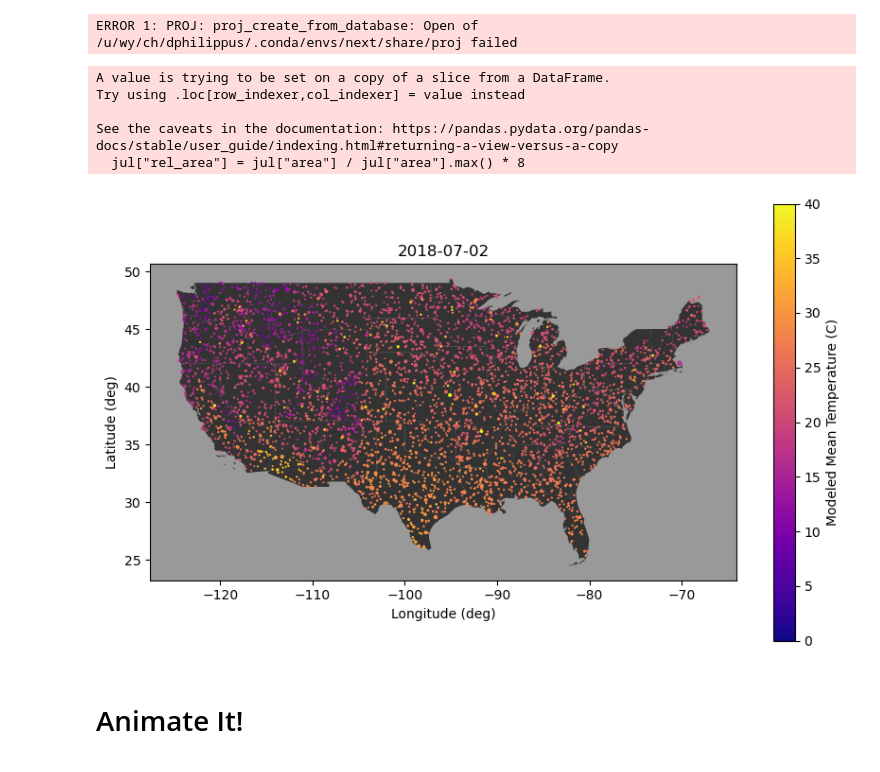
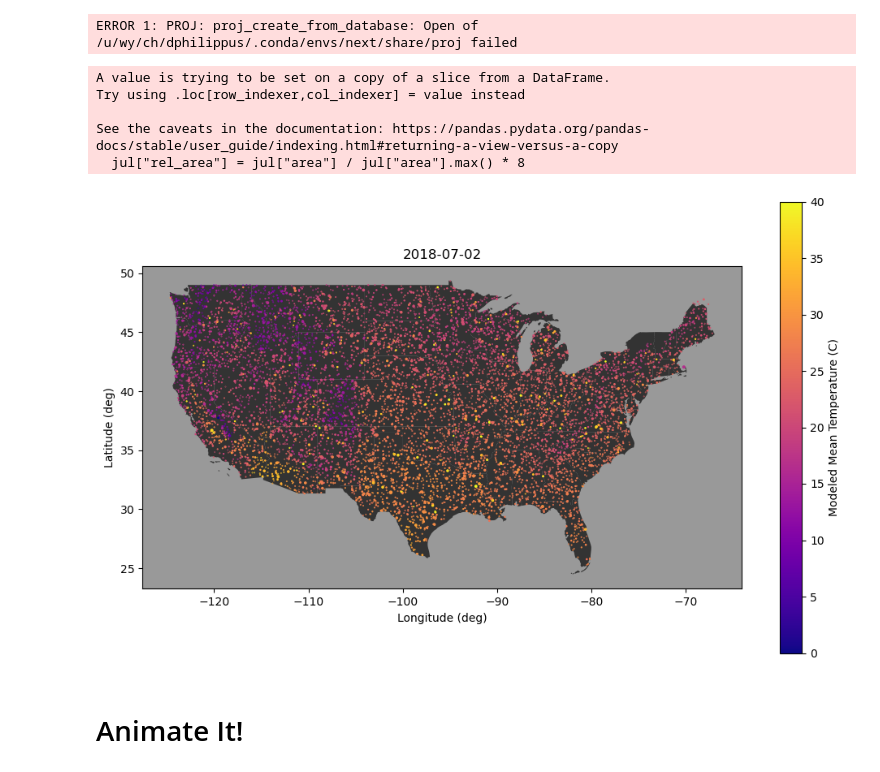
Before and after one commit to mines-ciroh/TempEst-NEWT, a Jupyter notebook: animate.ipynb, the cells around one changed output. Saved outputs shown, nothing was run; the diff lists cells and outputs as text; code cells hidden in the pictures.

```diff
--- a/animate.ipynb
+++ b/animate.ipynb
@@ -76,22 +76,23 @@ ERROR 1: PROJ: proj_create_from_database: Open of /u/wy/ch/dphilippus/.conda/env
 # %%
 fig = plt.figure(figsize=(10, 6))
 ax = plt.axes(facecolor="#999")
 jul = data[data["date"] == "2018-07-02"]
 jul["rel_area"] = jul["area"] / jul["area"].max() * 8
 states.plot(ax=ax, color="#333")
 jul.plot.scatter(x="lon", y="lat", c="temp.mod", title="2021-07-01", ax=ax, colormap="plasma", s="rel_area", vmin=0, vmax=40)
 cb = ax.collections[1].colorbar
 cb.set_label("Modeled Mean Temperature (C)")
 ax.set_xlabel("Longitude (deg)")
 ax.set_ylabel("Latitude (deg)")
 _ = ax.set_title("2018-07-02")
+plt.tight_layout()
 # %% [output]
 A value is trying to be set on a copy of a slice from a DataFrame.
 Try using .loc[row_indexer,col_indexer] = value instead
 
 See the caveats in the documentation: https://pandas.pydata.org/pandas-docs/stable/user_guide/indexing.html#returning-a-view-versus-a-copy
   jul["rel_area"] = jul["area"] / jul["area"].max() * 8
-[figure, old version]
+[figure, new version]
 # %% [markdown]
 # Animate It!
 # %%
```
Also changed, not shown: parts of 3 cells of this notebook, 1 other file.
